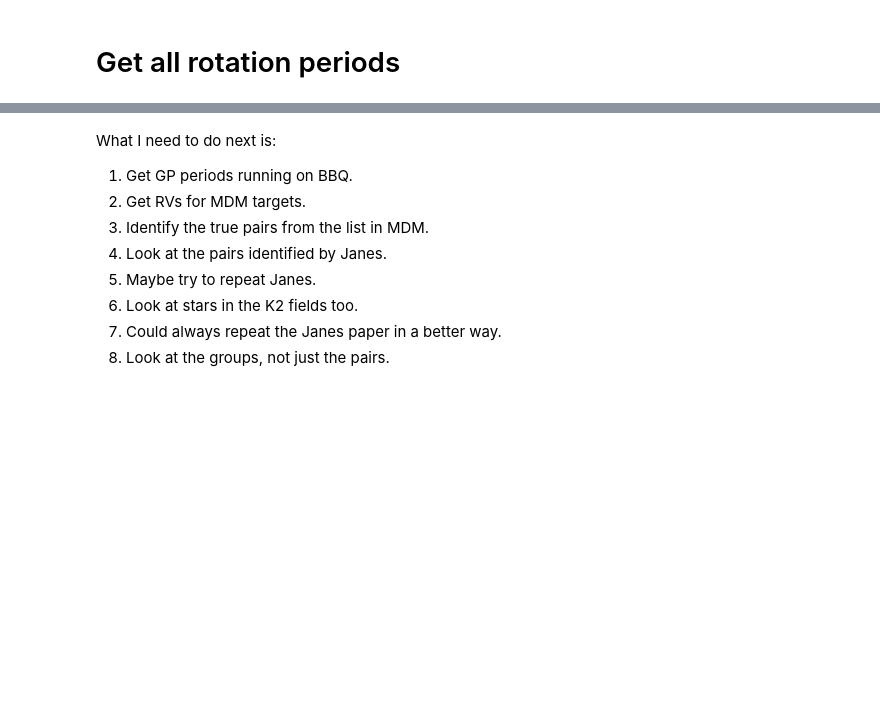
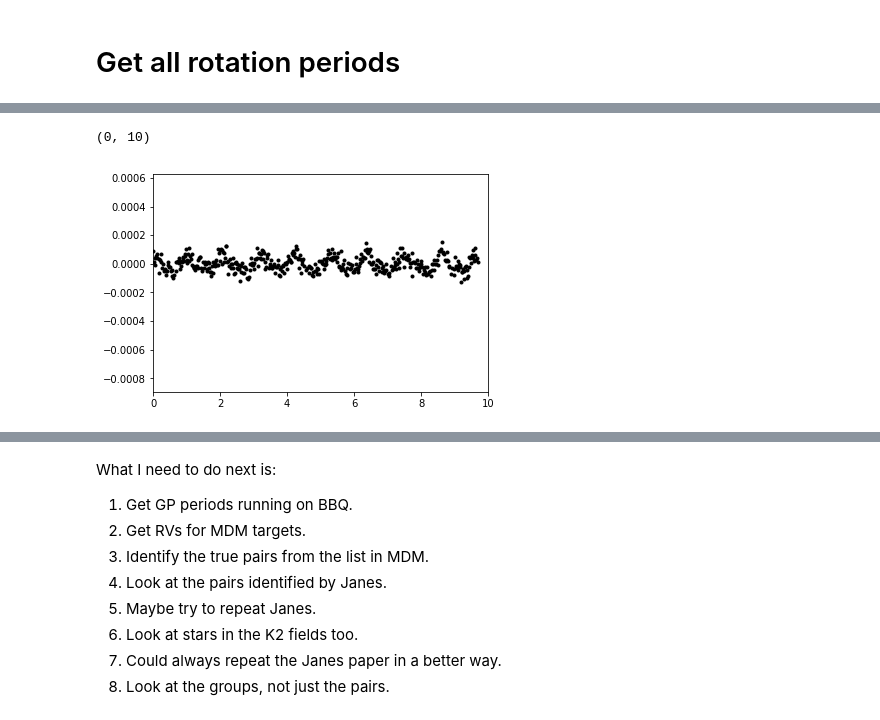
Before and after one commit to RuthAngus/teacups, a Jupyter notebook: teacups/Wide-binaries.ipynb, the cells around one changed output, grey strips where cells are left out. Drawn from its saved outputs; the diff is of its cells as text; code cells hidden in the pictures; blank space fills up the shorter version.

```diff
--- a/teacups/Wide-binaries.ipynb
+++ b/teacups/Wide-binaries.ipynb
@@ -199,0 +207,7 @@ NameError: name 'star1' is not defined
+# %%
+from astropy.stats import LombScargle
+pl.plot(s1.x-s1.x[0], s1.y, "k.")
+pl.xlim(0, 10)
+# %% [output]
+(0, 10)
+[figure, added]
```
Also changed, not shown: parts of 4 cells of this notebook.
